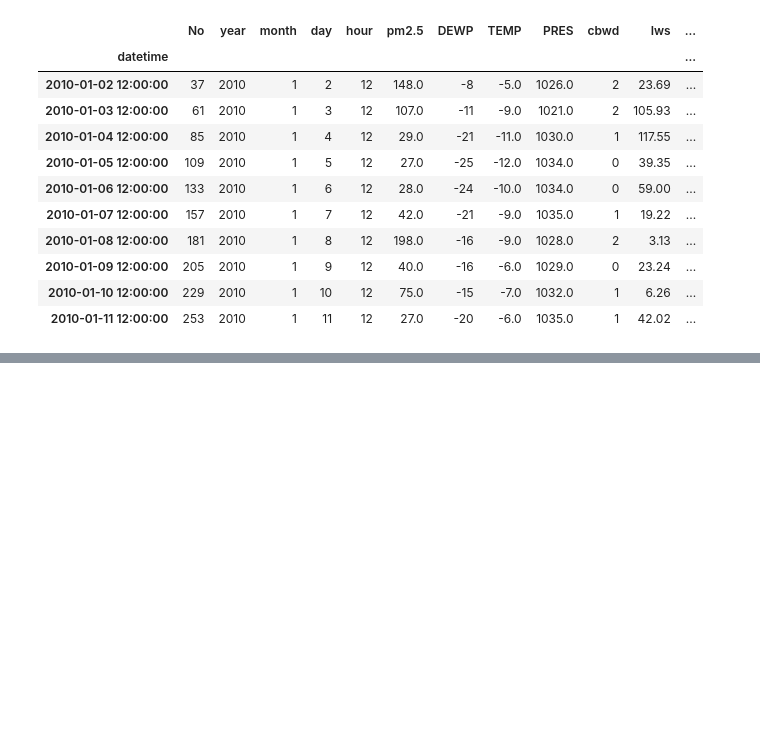
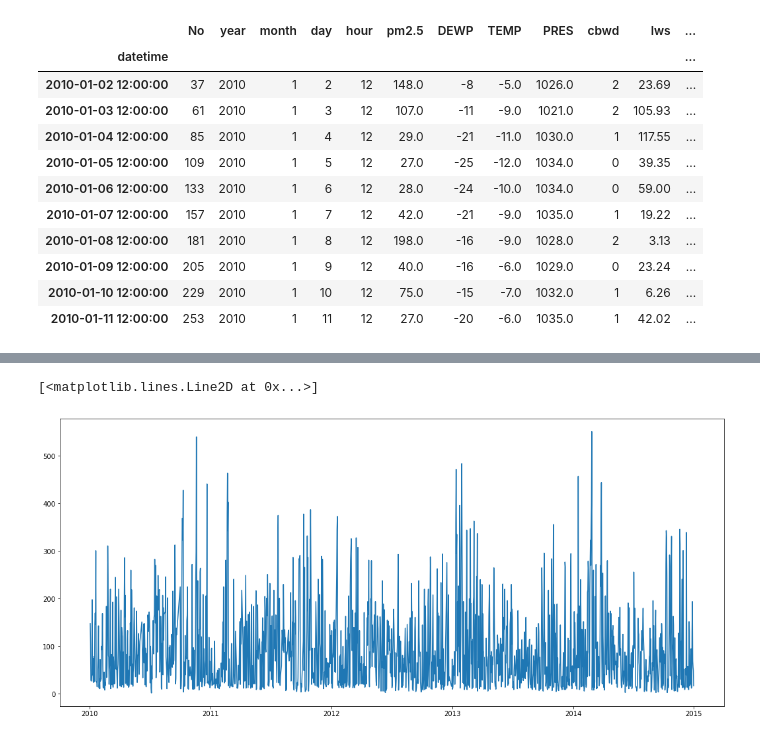
Before and after one commit to tuanio/pollution_prediction, a Jupyter notebook: Exploration Data.ipynb, the cells around one changed output, grey strips where cells are left out. Cells and saved outputs as stored; diff of their text form; code cells hidden in the pictures; blank space fills up the shorter version.

```diff
--- a/Exploration Data.ipynb
+++ b/Exploration Data.ipynb
@@ -83,0 +86,9 @@ make_plot(dataset_12, 'pm2.5', 14)
+# %%
+data = dataset_12['pm2.5'].values
+weekday = dataset_12.index
+# %%
+fig, ax = plt.subplots()
+ax.plot(weekday, data)
+# %% [output]
+[<matplotlib.lines.Line2D at 0x...>]
+[figure, added]
```
Also changed, not shown: parts of 3 cells of this notebook, 1 other file.
